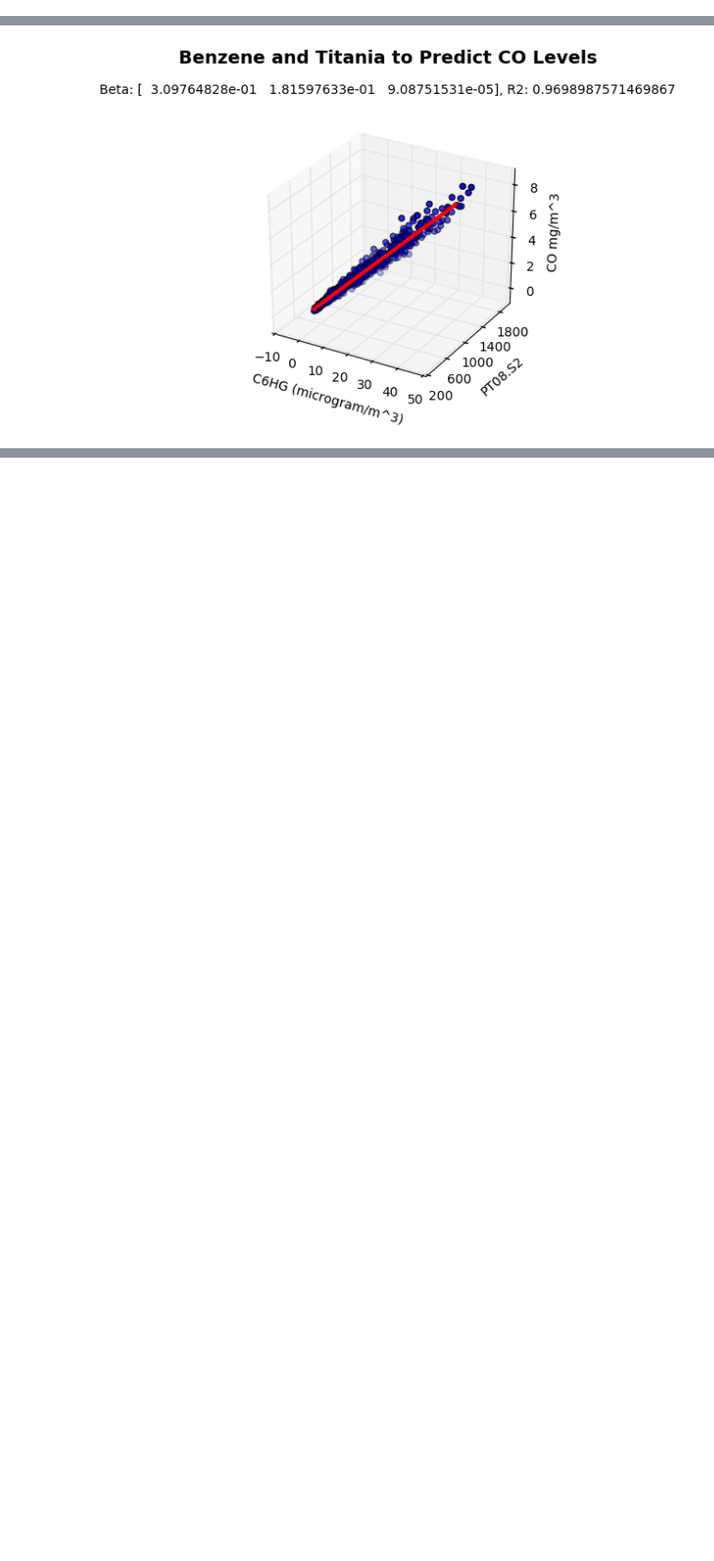
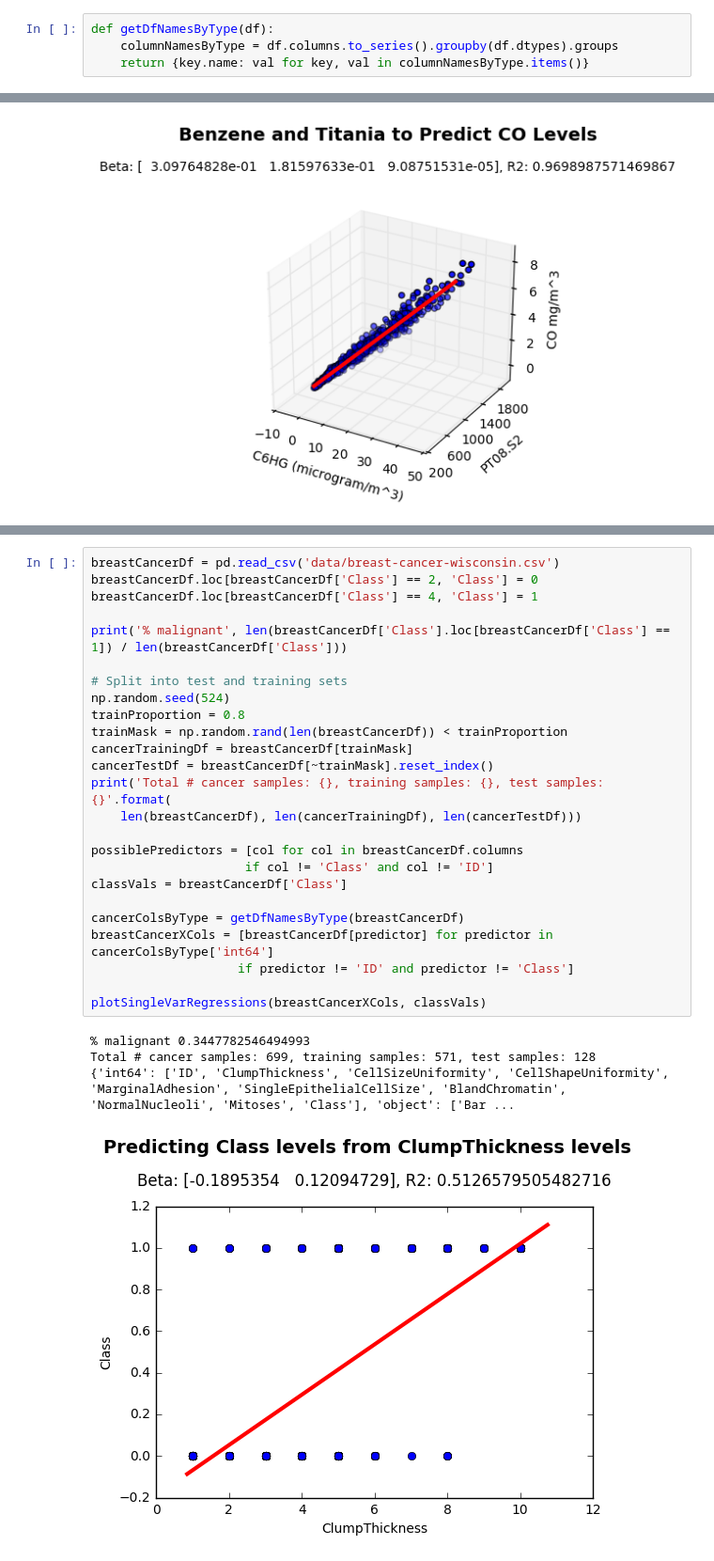
Before and after one commit to bcooper94/AdvancedDataMining, a Jupyter notebook: regression.ipynb, the cells around one changed output, grey strips where cells are left out. Shown at 94% size. Drawn from its saved outputs; the diff is of its cells as text; blank space fills up the shorter version.

Commit message:
Basic logistic regression for predicting cancer malignancy

```diff
--- a/regression.ipynb
+++ b/regression.ipynb
@@ -22,3 +11,7 @@ hrData = hrEmployeeData.as_matrix([xAxis, yAxis])
+# %%
+def getDfNamesByType(df):
+    columnNamesByType = df.columns.to_series().groupby(df.dtypes).groups
+    return {key.name: val for key, val in columnNamesByType.items()}
 # %% [markdown]
 ## Convert Categorical Data to Dummy Variables
 # %%
@@ -297,0 +334,30 @@ plt.tight_layout()
+# %%
+breastCancerDf = pd.read_csv('data/breast-cancer-wisconsin.csv')
+breastCancerDf.loc[breastCancerDf['Class'] == 2, 'Class'] = 0
+breastCancerDf.loc[breastCancerDf['Class'] == 4, 'Class'] = 1
+
+print('% malignant', len(breastCancerDf['Class'].loc[breastCancerDf['Class'] == 1]) / len(breastCancerDf['Class']))
+
+# Split into test and training sets
+np.random.seed(524)
+trainProportion = 0.8
+trainMask = np.random.rand(len(breastCancerDf)) < trainProportion
+cancerTrainingDf = breastCancerDf[trainMask]
+cancerTestDf = breastCancerDf[~trainMask].reset_index()
+print('Total # cancer samples: {}, training samples: {}, test samples: {}'.format(
+    len(breastCancerDf), len(cancerTrainingDf), len(cancerTestDf)))
+
+possiblePredictors = [col for col in breastCancerDf.columns
+                     if col != 'Class' and col != 'ID']
+classVals = breastCancerDf['Class']
+
+cancerColsByType = getDfNamesByType(breastCancerDf)
+breastCancerXCols = [breastCancerDf[predictor] for predictor in cancerColsByType['int64']
+                    if predictor != 'ID' and predictor != 'Class']
+
+plotSingleVarRegressions(breastCancerXCols, classVals)
+# %% [output]
+% malignant 0.3447782546494993
+Total # cancer samples: 699, training samples: 571, test samples: 128
+{'int64': ['ID', 'ClumpThickness', 'CellSizeUniformity', 'CellShapeUniformity', 'MarginalAdhesion', 'SingleEpithelialCellSize', 'BlandChromatin', 'NormalNucleoli', 'Mitoses', 'Class'], 'object': ['Bar ...
+[figure, added]
```
Also changed, not shown: parts of 23 cells of this notebook, 1 other file.
